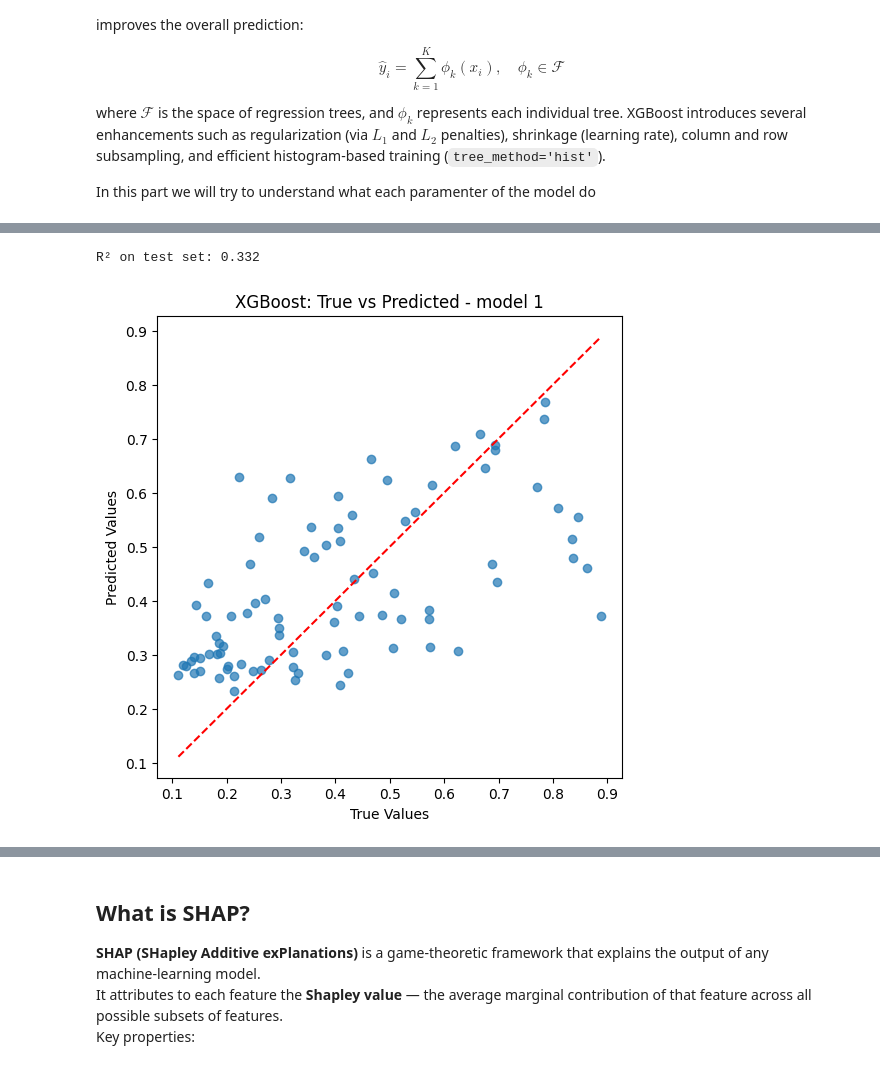
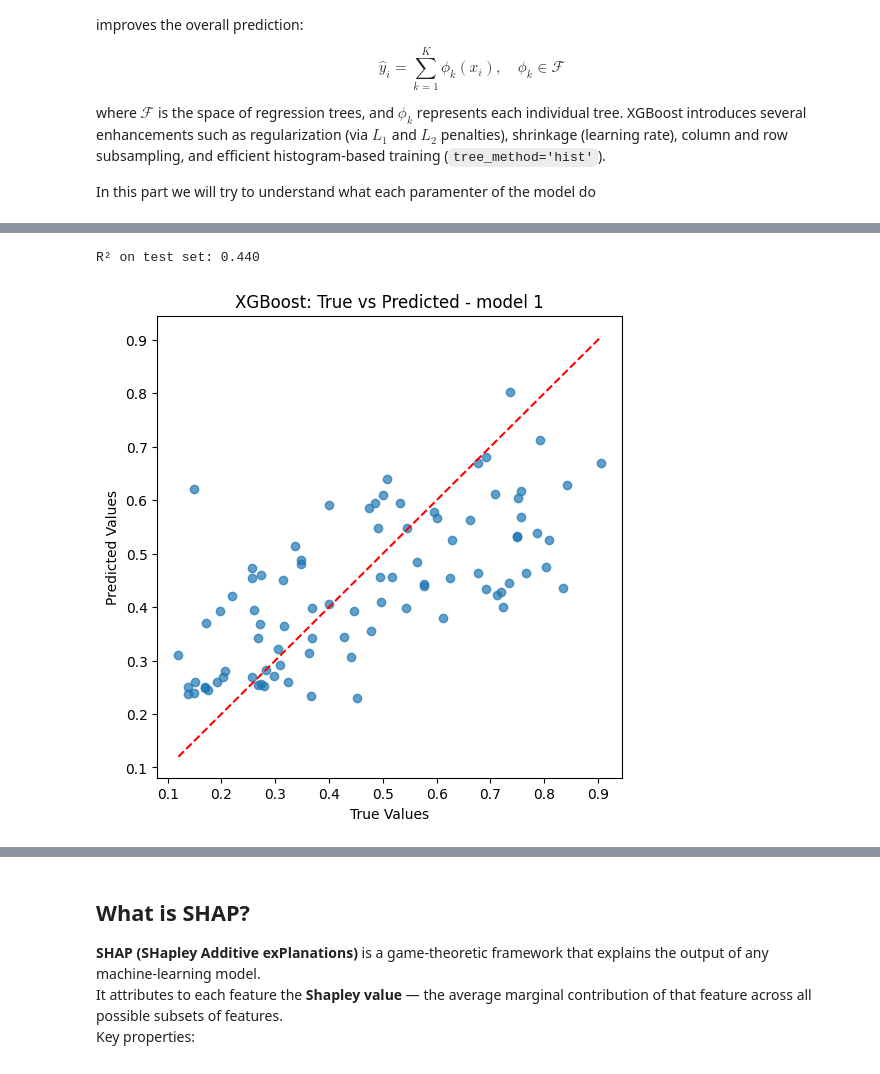
Before and after one commit to AICINEFOICSEV/esercizio, a Jupyter notebook: Lesson_5_Shap_xgboost_ISS.ipynb, the cells around one changed output, grey strips where cells are left out. Drawn from its saved outputs; the diff is of its cells as text; code cells hidden in the pictures.

```diff
--- a/Lesson_5_Shap_xgboost_ISS.ipynb
+++ b/Lesson_5_Shap_xgboost_ISS.ipynb
@@ -478,0 +255,22 @@ rmse scores model8:  [0.1539004  0.17500452 0.1892272  0.1795969  0.14284513]
+# %%
+models = learning_rate_models()
+# evaluate the models and store results
+results, names = list(), list()
+for name, model in models.items():
+	scores = evaluate_model(model)
+	results.append(scores)
+	names.append(name)
+	print("learning rate", '>%s %.3f (%.3f)' % (name, np.mean(scores), np.std(scores)))
+pyplot.boxplot(results, labels=names, showmeans=True)
+pyplot.show()
+
+models = max_depth_models()
+# evaluate the models and store results
+results, names = list(), list()
+for name, model in models.items():
+	scores = evaluate_model(model)
+	results.append(scores)
+	names.append(name)
+	print("max_depth", '>%s %.4f (%.4f)' % (name, np.mean(scores), np.std(scores)))
+pyplot.boxplot(results, labels=names, showmeans=True)
+pyplot.show()
@@ -499,21 +349,21 @@ xgb.to_graphviz(model8, num_trees=400)
 # %%
 # Make predictions on the test set
-predictions1 = model1.predict(X_test)
+predictions = model.predict(X_test)
 
 # Compute R2 score
-r2_1 = r2_score(y_test, predictions1)
-print(f"R² on test set: {r2_1:.3f}")
+r2 = r2_score(y_test, predictions)
+print(f"R² on test set: {r2:.3f}")
 
 # Scatter plot of true vs predicted
 plt.figure(figsize=(6,6))
 plt.scatter(y_test, predictions, alpha=0.7)
 plt.plot([y_test.min(), y_test.max()], [y_test.min(), y_test.max()], 'r--')
 plt.xlabel("True Values")
 plt.ylabel("Predicted Values")
 plt.title("XGBoost: True vs Predicted - model 1")
 plt.show()
 # %% [output]
-R² on test set: 0.332
+R² on test set: 0.440
-[figure, old version]
+[figure, new version]
 # %%
 # Make predictions on the test set
```
Also changed, not shown: parts of 12 cells of this notebook.
